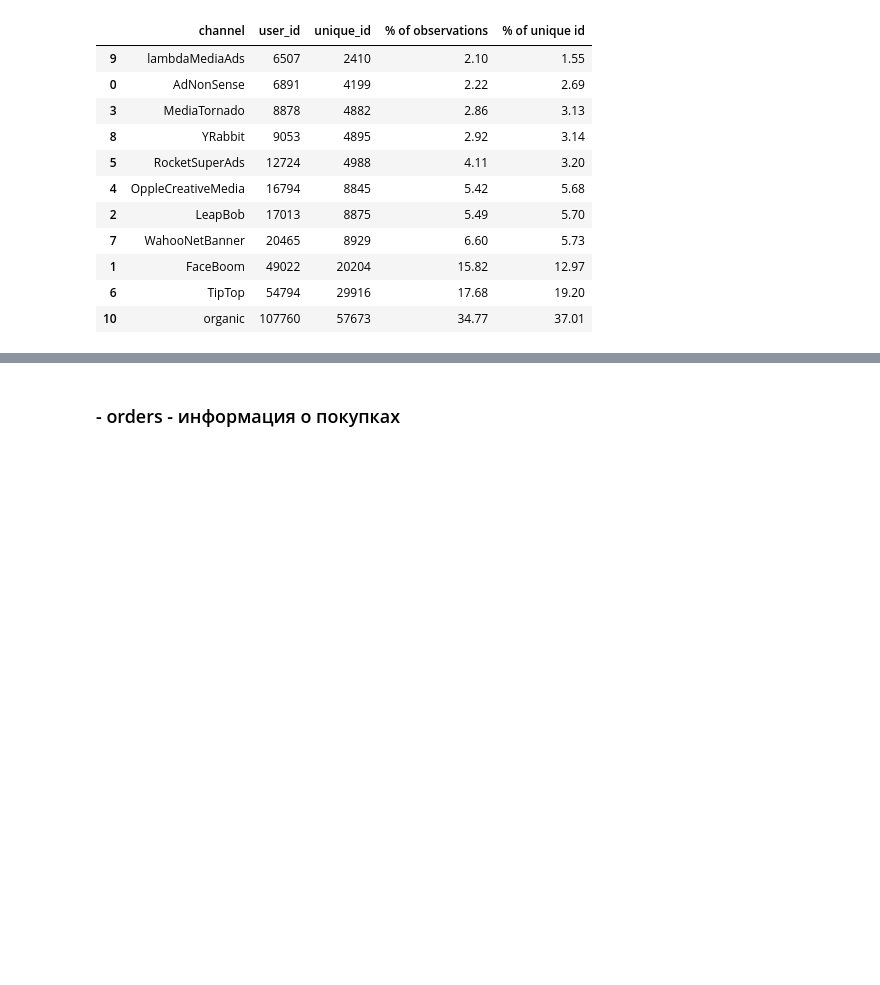
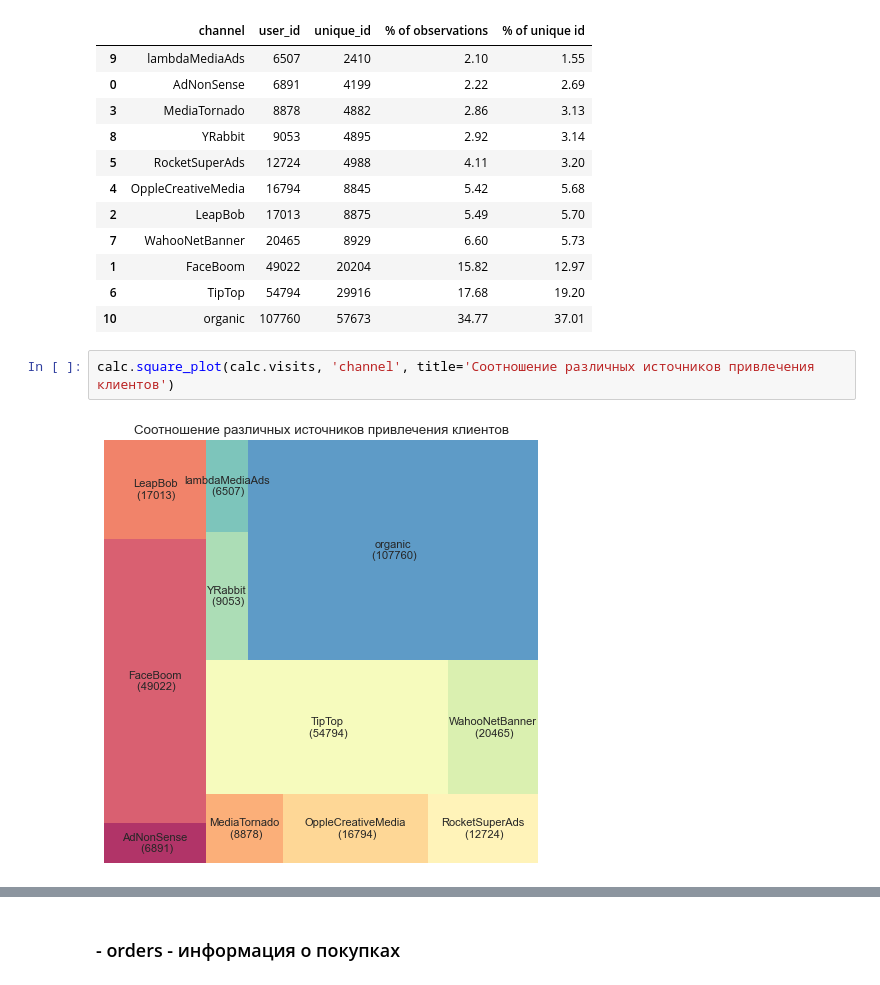
Before and after one commit to ikazman/practicum_da_projects, a Jupyter notebook: marketing_analysis/maketing_analysis.ipynb, the cells around one changed output, grey strips where cells are left out. Drawn from its saved outputs; the diff is of its cells as text; blank space fills up the shorter version.

```diff
--- a/marketing_analysis/maketing_analysis.ipynb
+++ b/marketing_analysis/maketing_analysis.ipynb
@@ -299,6 +308,10 @@ channel_count
 | 1 | FaceBoom | 49022 | 20204 | 15.82 | 12.97 |
 | 6 | TipTop | 54794 | 29916 | 17.68 | 19.20 |
 | 10 | organic | 107760 | 57673 | 34.77 | 37.01 |
+# %%
+calc.square_plot(calc.visits, 'channel', title='Соотношение различных источников привлечения клиентов')
+# %% [output]
+[figure, added]
 # %%
 title = 'Пользователи по каждому из каналов привлечения'
 xlabel = 'Рекламный канал'
```
Also changed, not shown: parts of 30 cells of this notebook, 2 other files.
